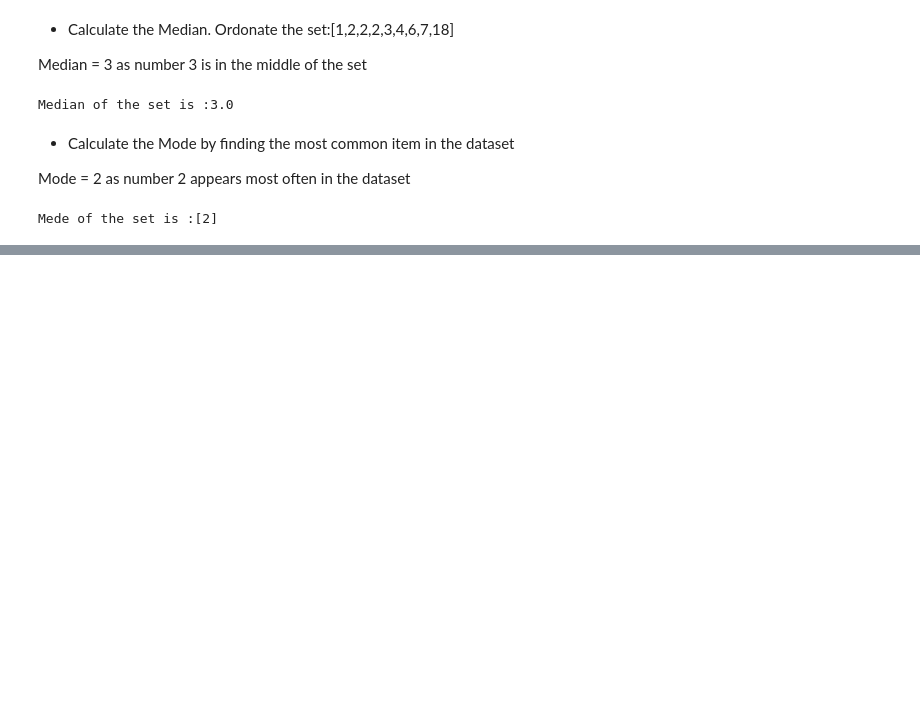
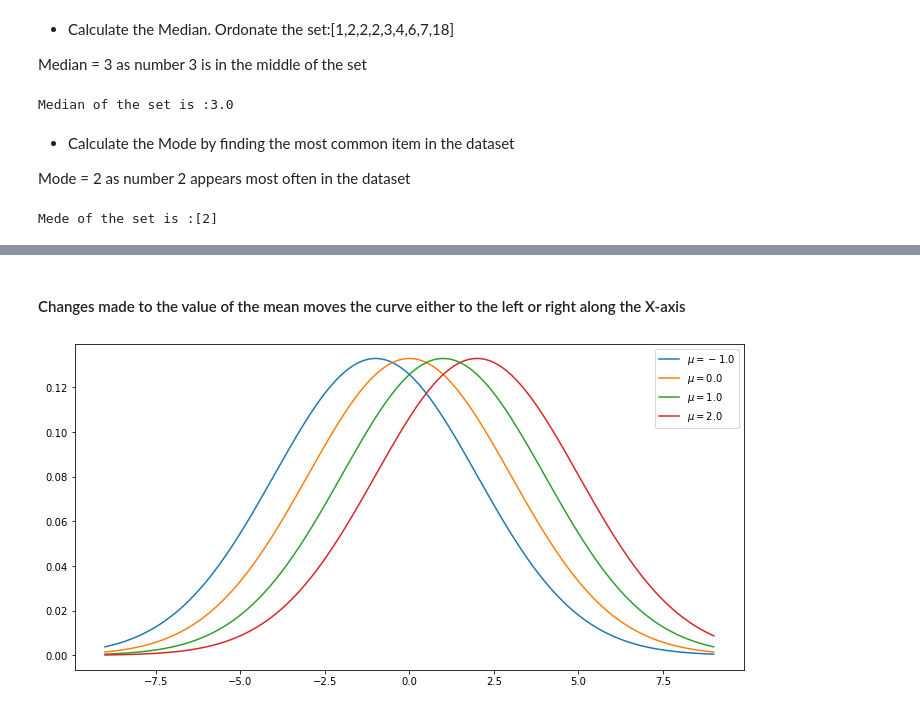
Before and after one commit to G00411367/funddata-assessment, a Jupyter notebook: normal-distribution.ipynb, the cells around one changed output, grey strips where cells are left out. Cells and saved outputs as stored; diff of their text form; code cells hidden in the pictures; blank space fills up the shorter version.

```diff
--- a/normal-distribution.ipynb
+++ b/normal-distribution.ipynb
@@ -137,0 +184,14 @@ Mede of the set is :[2]
+# %% [markdown]
+#### Changes made to the value of the mean moves the curve either to the left or right along the X-axis
+# %%
+# PDF curve for different mu values, sigma=3
+mu, sigma = 0.0, 3.0
+
+x = np.linspace(-9.0, 9.0, 1000)
+
+for mu in [-1.0, 0.0, 1.0, 2.0]:
+    p = norm.pdf(x, mu, sigma)
+    plt.plot(x, p, label=rf'$\mu = {mu}$')
+plt.legend();
+# %% [output]
+[figure, added]
```
Also changed, not shown: parts of 8 cells of this notebook.
